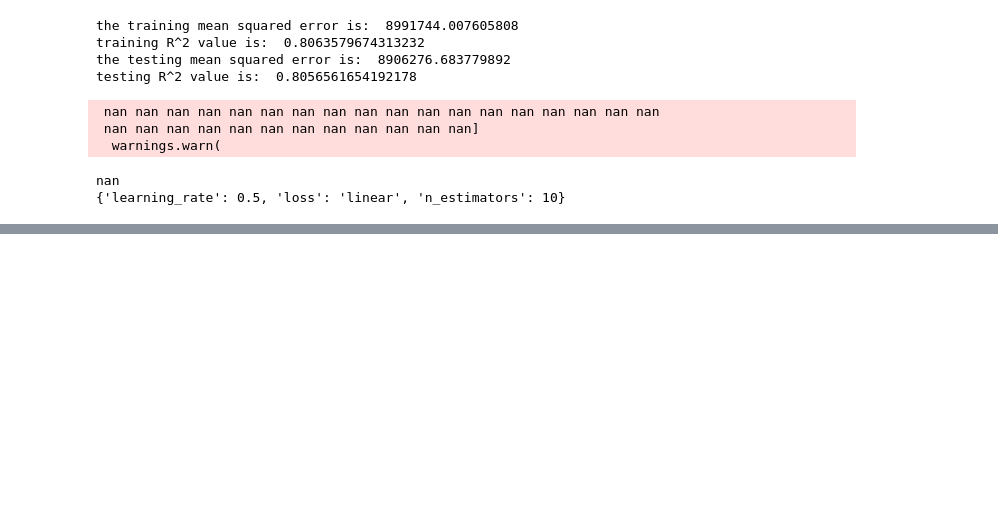
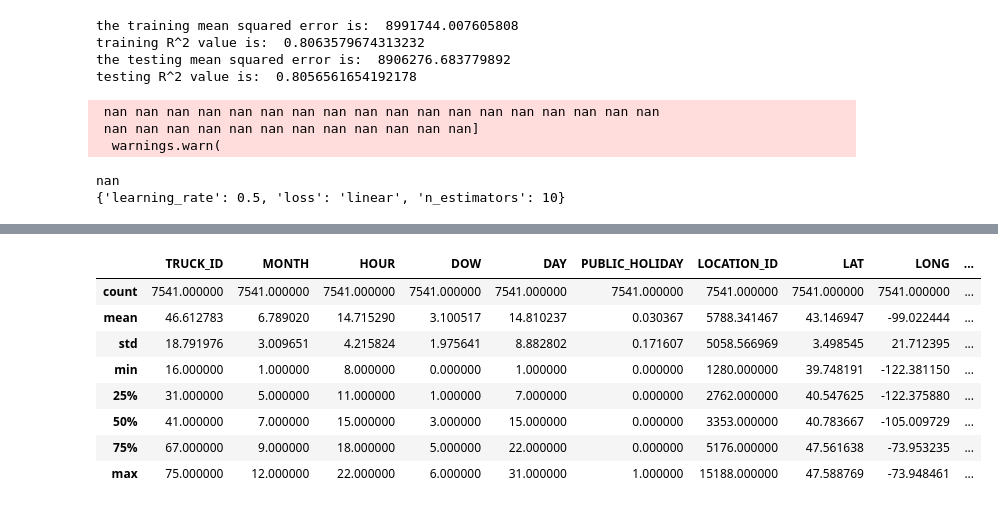
Before and after one commit to jkyxd/ICP_Group3, a Jupyter notebook: ICP Jupyter File.ipynb, the cells around one changed output, grey strips where cells are left out. Cells and saved outputs as stored; diff of their text form; code cells hidden in the pictures; blank space fills up the shorter version.

```diff
--- a/ICP Jupyter File.ipynb
+++ b/ICP Jupyter File.ipynb
@@ -1033,0 +1088,12 @@ nan
+# %%
+X_holdout.describe()
+# %% [output]
+|  | TRUCK_ID | MONTH | HOUR | DOW | DAY | PUBLIC_HOLIDAY | LOCATION_ID | LAT | LONG | ... |
+| count | 7541.000000 | 7541.000000 | 7541.000000 | 7541.000000 | 7541.000000 | 7541.000000 | 7541.000000 | 7541.000000 | 7541.000000 | ... |
+| mean | 46.612783 | 6.789020 | 14.715290 | 3.100517 | 14.810237 | 0.030367 | 5788.341467 | 43.146947 | -99.022444 | ... |
+| std | 18.791976 | 3.009651 | 4.215824 | 1.975641 | 8.882802 | 0.171607 | 5058.566969 | 3.498545 | 21.712395 | ... |
+| min | 16.000000 | 1.000000 | 8.000000 | 0.000000 | 1.000000 | 0.000000 | 1280.000000 | 39.748191 | -122.381150 | ... |
+| 25% | 31.000000 | 5.000000 | 11.000000 | 1.000000 | 7.000000 | 0.000000 | 2762.000000 | 40.547625 | -122.375880 | ... |
+| 50% | 41.000000 | 7.000000 | 15.000000 | 3.000000 | 15.000000 | 0.000000 | 3353.000000 | 40.783667 | -105.009729 | ... |
+| 75% | 67.000000 | 9.000000 | 18.000000 | 5.000000 | 22.000000 | 0.000000 | 5176.000000 | 47.561638 | -73.953235 | ... |
+| max | 75.000000 | 12.000000 | 22.000000 | 6.000000 | 31.000000 | 1.000000 | 15188.000000 | 47.588769 | -73.948461 | ... |
```
Also changed, not shown: parts of 14 cells of this notebook.
